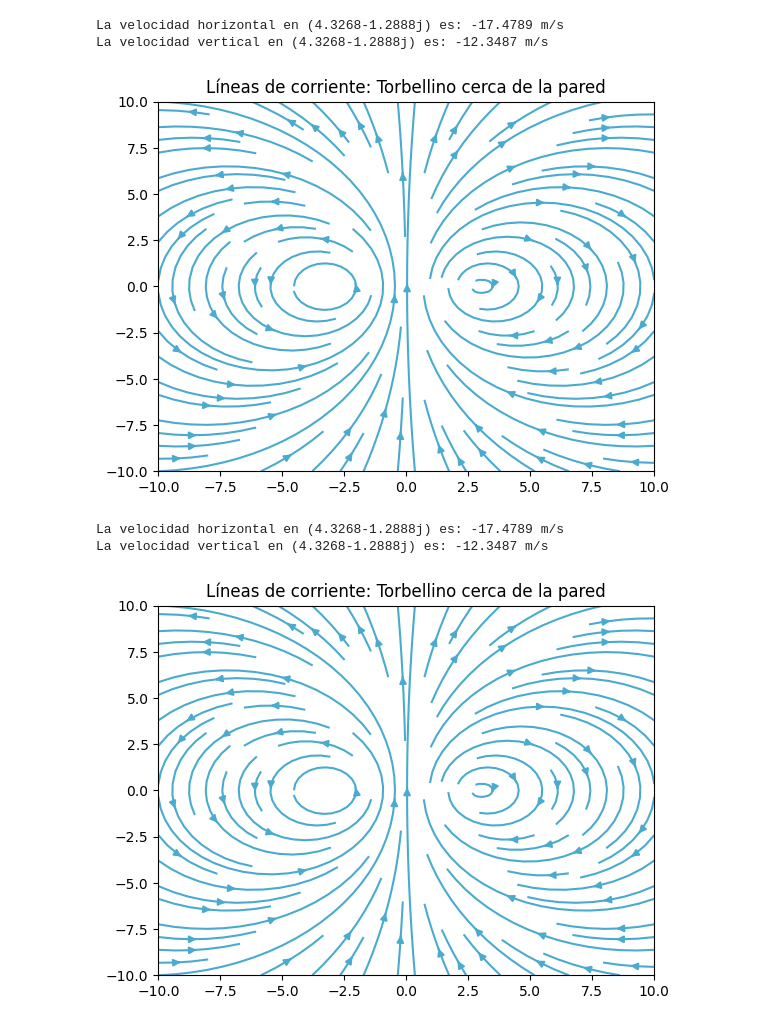
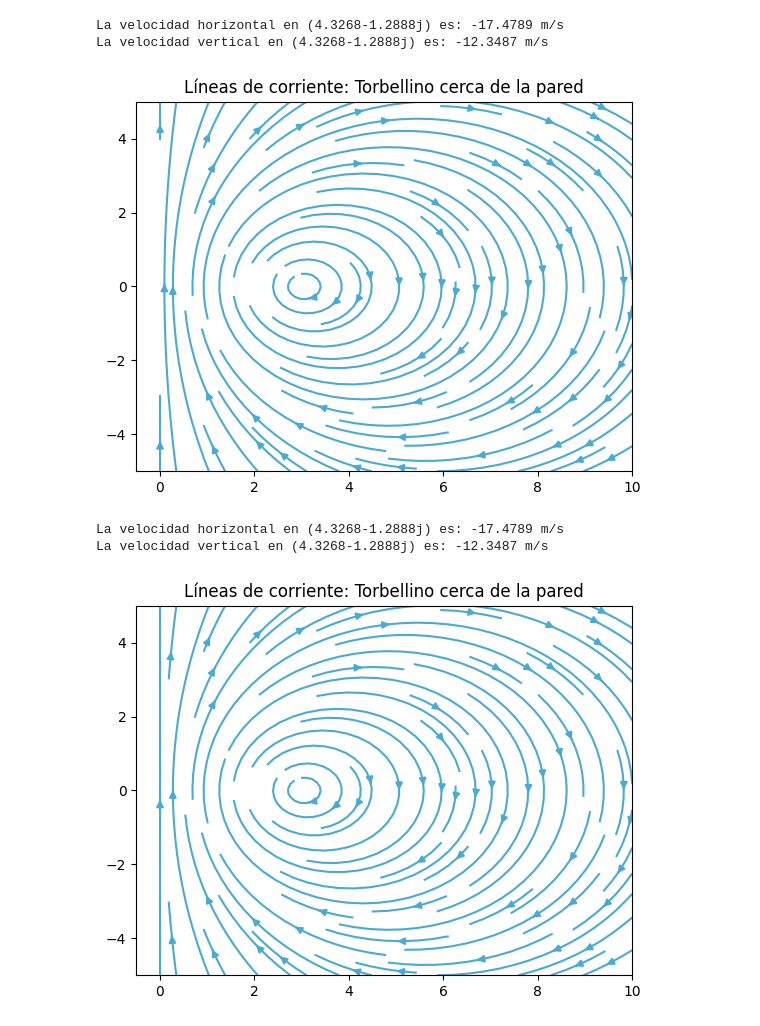
Before and after one commit to RistoRisoto/Aerodinamica, a Jupyter notebook: Ej2TorbellinoCercaDePared.ipynb, the cells around one changed output. Drawn from its saved outputs; the diff is of its cells as text; code cells hidden in the pictures.

```diff
--- a/Ej2TorbellinoCercaDePared.ipynb
+++ b/Ej2TorbellinoCercaDePared.ipynb
@@ -29,36 +29,36 @@ def velgrid(f):
             U[j,i]=u
             V[j,i]=v
     return X,Y,U,V
 
-x=np.linspace(-10,10,50)
-y=x
+x=np.linspace(0,10,50)
+y=np.linspace(-5,5,50)
 X,Y=np.meshgrid(x,y)
 U,V=np.meshgrid(x,y)
 
 #Parámetros del problema
 a=3.03
 gamma=303
 tm=[-a,a] #Para calcular el efecto de la pared, ponemos un torbellino simétrico al que tenemos respecto de la pared
 def torbellino(t):
     f=(1j*gamma/(2*c.pi))*(-1*c.log(t-tm[0])+1*c.log(t-tm[1]))
     return f
 
 X,Y,U,V=velgrid(torbellino)
 
 t0=4.3268-1.2888j #Punto de interés
 u0,v0=uv(torbellino,t0)
 redon=4
 print('La velocidad horizontal en',t0,'es:',round(u0,redon),'m/s')
 print('La velocidad vertical en',t0,'es:',round(v0,redon),'m/s')
 
 plt.figure()
 plt.title("Líneas de corriente: Torbellino cerca de la pared")
 plt.streamplot(X,Y,U,V,color='#4aabcf')
 plt.show()
 # %% [output]
 La velocidad horizontal en (4.3268-1.2888j) es: -17.4789 m/s
 La velocidad vertical en (4.3268-1.2888j) es: -12.3487 m/s
-[figure, old version]
+[figure, new version]
 # %%
 #Ejercicio 2: Torbellino cerca de una pared (pared en z=0)
 #Cálculo directamente con la función velocidad conjugada
@@ -84,8 +84,8 @@ def velgrid(f):
             V[j,i]=v
     return X,Y,U,V
 
-x=np.linspace(-10,10,50)
-y=x
+x=np.linspace(0,10,50)
+y=np.linspace(-5,5,50)
 X,Y=np.meshgrid(x,y)
 U,V=np.meshgrid(x,y)
 
@@ -114,4 +114,4 @@ plt.show()
 # %% [output]
 La velocidad horizontal en (4.3268-1.2888j) es: -17.4789 m/s
 La velocidad vertical en (4.3268-1.2888j) es: -12.3487 m/s
-[figure, old version]
+[figure, new version]
```
